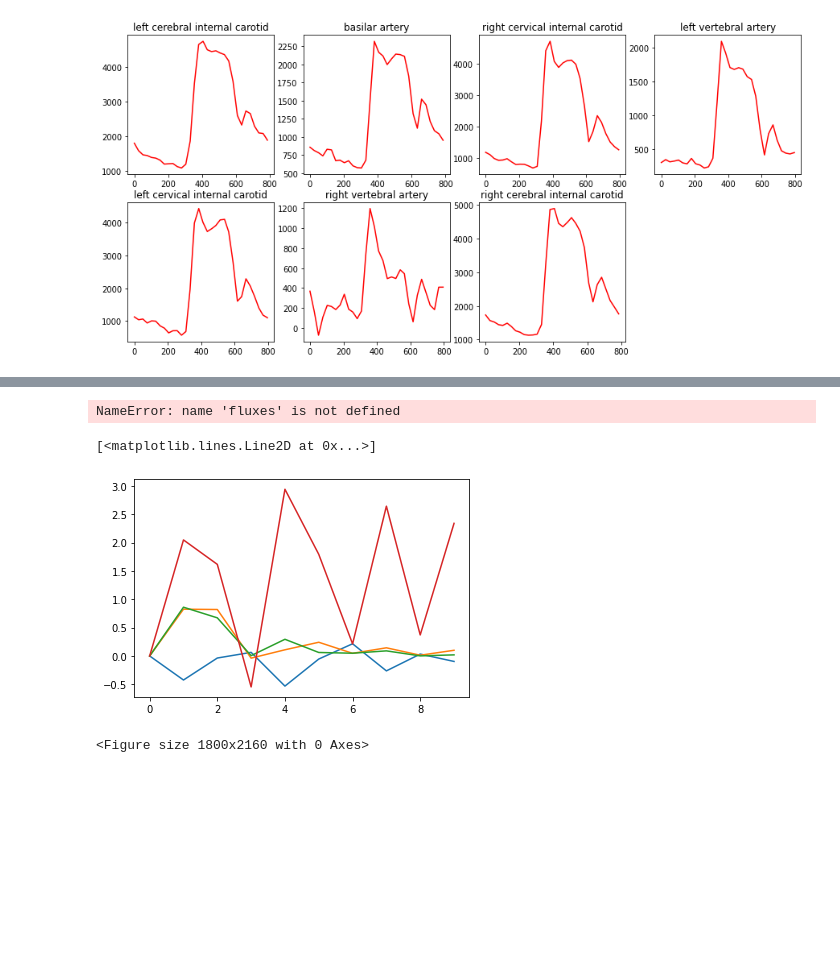
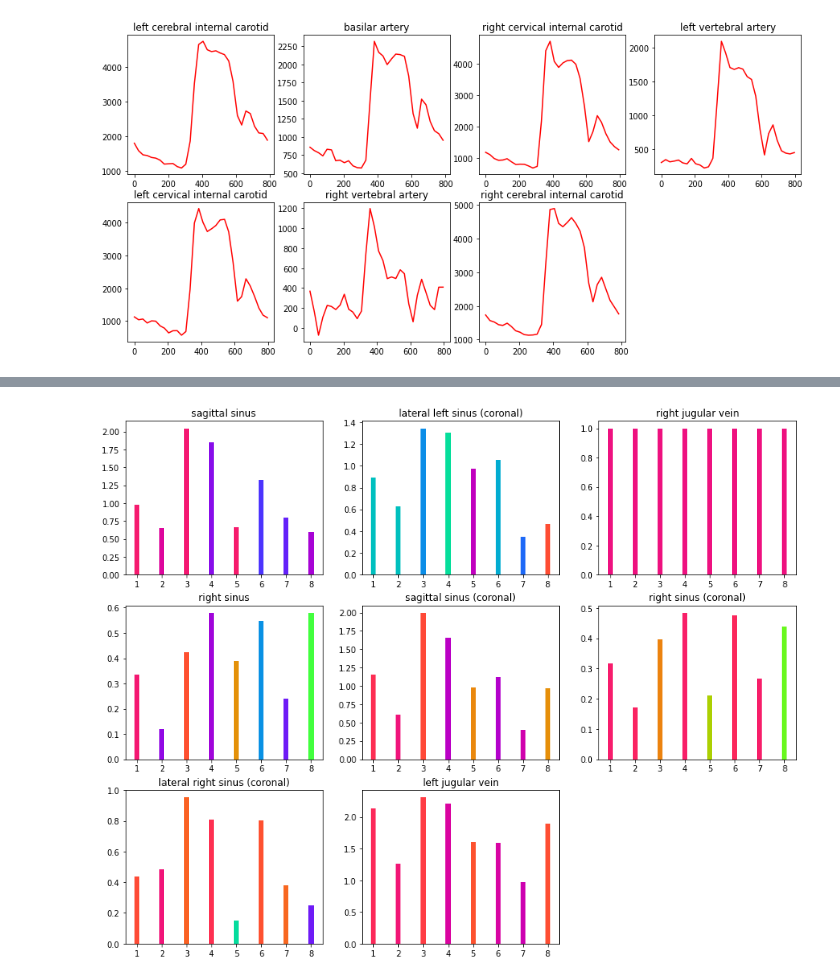
Before and after one commit to opeltre/revert, a Jupyter notebook: flux/exam.ipynb, the cells around one changed output, grey strips where cells are left out. Drawn from its saved outputs; the diff is of its cells as text; code cells hidden in the pictures; blank space fills up the shorter version.

```diff
--- a/flux/curves.ipynb
+++ b/flux/exam.ipynb
@@ -92,44 +89,0 @@ coro_sinus_lat_d: 1
-# %%
-N = fluxes[0]['time'].shape[0]
-
-figure(figsize=(15, 4))
-
-for (i, f) in enumerate(fluxes):
-    Fd = fft(f['debit'])
-    Fd = np.fft.fftshift(Fd)
-    power = np.abs(Fd)
-    angle = np.angle(Fd)
-    plt.subplot(2, 3, i+1)
-    plt.plot(power, color=colors[i])
-    plt.subplot(2, 3, i+4)
-    plt.plot(angle, color=colors[i])
-# %% [output]
-NameError: name 'fluxes' is not defined
-# %%
-flux_in = exam['cid_cervi']['debit']
-flux_out = exam['jugul-d']['debit']
-
-spec_in = fft(flux_in)
-spec_out = fft(flux_out)
-
-spec_in[0] = 0
-spec_out[0]= 0
-
-N = 10
-freq = np.arange(N)
-transfer = spec_out / (spec_in + 1e-5)
-plt.plot(freq, np.real(transfer[:N]), np.imag(transfer[:N]))
-plt.plot(freq, np.abs(transfer[:N]**2))
-plt.plot(freq, np.angle(transfer[:N]))
-# %% [output]
-[<matplotlib.lines.Line2D at 0x...>]
-[figure, removed]
-# %%
-figure(figsize=(25, 30))
-for (i, k) in enumerate(exam.keys()):
-    x, y = exam[k]['time'], exam[k]['debit']
-    #plt.subplot(6, 3, i+1)
-    #plt.plot(x, y)
-    #plt.title(k)
-# %% [output]
-<Figure size 1800x2160 with 0 Axes>
@@ -135,0 +108,36 @@ for (i, k) in enumerate(exam.keys()):
+# %%
+def plt_spectral(values, weights, width=0.2):
+    ax = plt.gca()
+    height = np.abs(weights)
+    color = [rgb_circle(a) for a in np.angle(weights)]
+    ax.bar(values, height=height, width=width, color=color)
+
+def rgb_circle(angle):
+    O = np.array([.5, .5, .5])
+    OX = (np.array([1, 0, .5]) - O) * np.sqrt(3) / 2
+    OY = np.array([.75, .75, 0]) - O
+    return O + np.cos(angle) * OX + np.sin(angle) * OY
+# %%
+N = 8
+extend = lambda f, k: resample(50, f)
+
+arterial.map_(extend)
+venous.map_(extend)
+csf.map_(extend)
+
+f1 = veinous['jugul-d']
+# %%
+
+F1 = fft(f1.debit)
+i=0
+
+figure(figsize=(15, 12))
+for f, k in veinous:
+    F = fft(f.debit)
+    H = F/ (F1 + 1e-12)
+    plt.subplot(3, 3, i+1)
+    plt.title(f.name)
+    plt_spectral(np.arange(1, N+1), H[1:N+1])
+    i+=1
+# %% [output]
+[figure, added]
```
Also changed, not shown: parts of 8 cells of this notebook, 8 other files.
